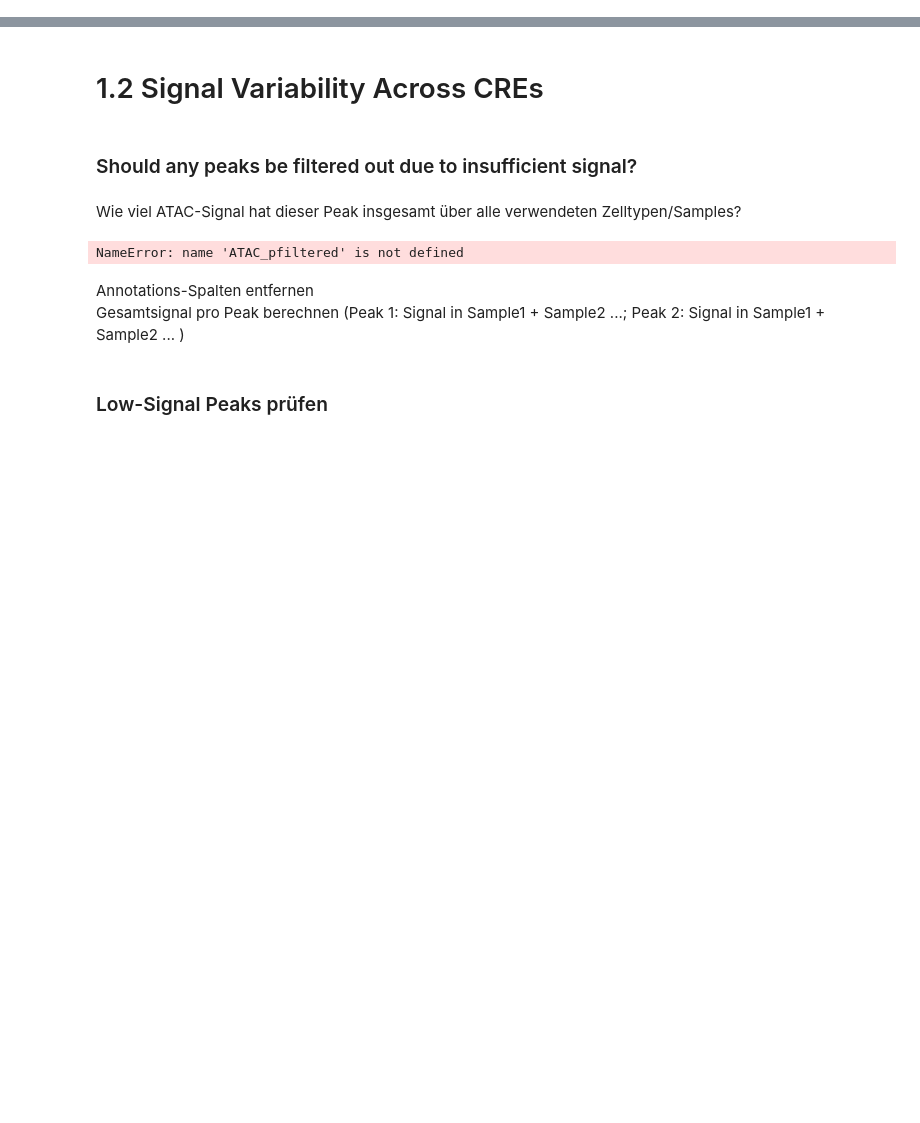
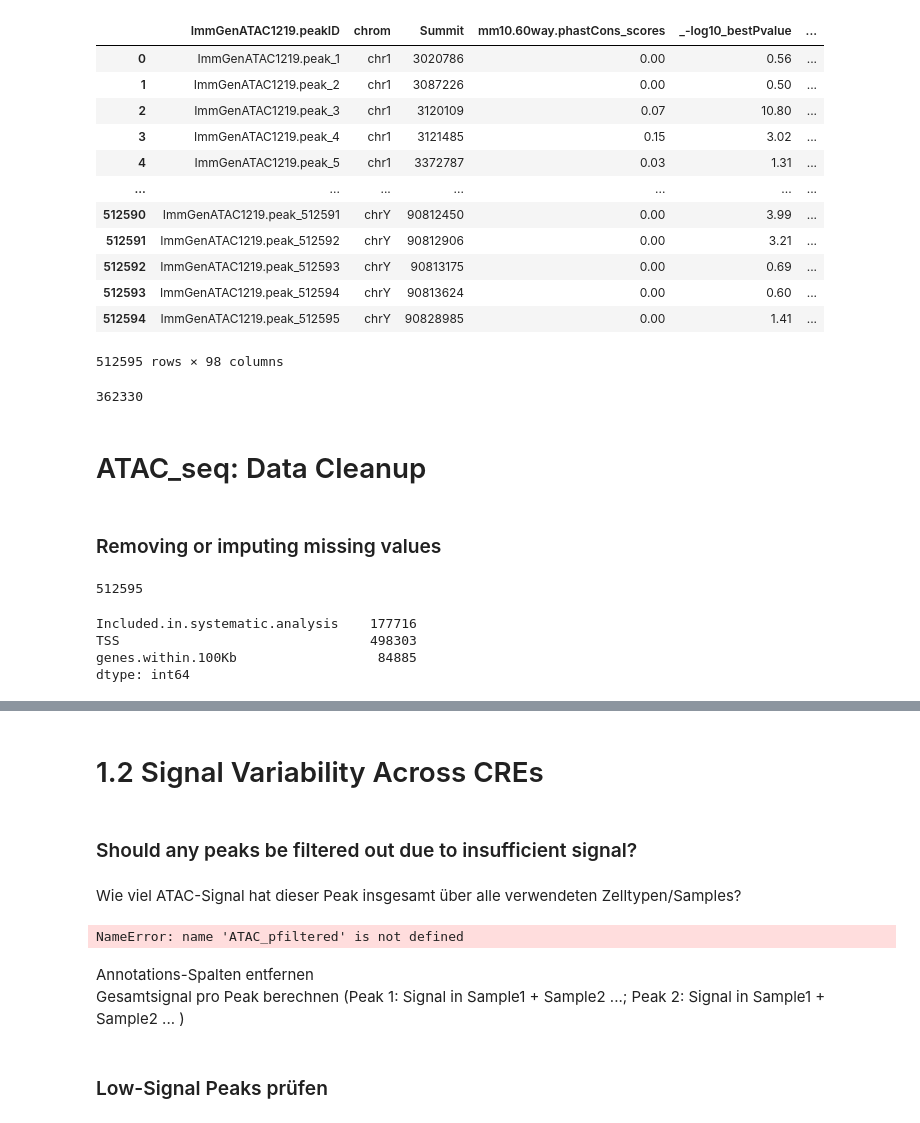
Before and after one commit to datascience-mobi-2026/topic04_team03, a Jupyter notebook: jupyter_rosa_3.ipynb, the cells around one changed output, grey strips where cells are left out. Cells and saved outputs as stored; diff of their text form; code cells hidden in the pictures; blank space fills up the shorter version.

```diff
--- a/jupyter_rosa_3.ipynb
+++ b/jupyter_rosa_3.ipynb
@@ -0,0 +1,49 @@
+# %%
+import pandas as pd
+import numpy as np
+import seaborn as sns
+import matplotlib.pyplot as plt
+
+from pathlib import Path
+ATAC_path = Path('data') / 'ImmGenATAC18_AllOCRsInfo.csv' #betriebsunabhängiger path erstellt, um auf data zuzugreifen
+ATAC_data = pd.read_csv(ATAC_path) #pd liest Datei ab
+ATAC_data #head: zeigt nur erste 5 Zeilen --> trotzdem alles geladen
+# %% [output]
+|  | ImmGenATAC1219.peakID | chrom | Summit | mm10.60way.phastCons_scores | _-log10_bestPvalue | ... |
+| 0 | ImmGenATAC1219.peak_1 | chr1 | 3020786 | 0.00 | 0.56 | ... |
+| 1 | ImmGenATAC1219.peak_2 | chr1 | 3087226 | 0.00 | 0.50 | ... |
+| 2 | ImmGenATAC1219.peak_3 | chr1 | 3120109 | 0.07 | 10.80 | ... |
+| 3 | ImmGenATAC1219.peak_4 | chr1 | 3121485 | 0.15 | 3.02 | ... |
+| 4 | ImmGenATAC1219.peak_5 | chr1 | 3372787 | 0.03 | 1.31 | ... |
+| ... | ... | ... | ... | ... | ... | ... |
+| 512590 | ImmGenATAC1219.peak_512591 | chrY | 90812450 | 0.00 | 3.99 | ... |
+| 512591 | ImmGenATAC1219.peak_512592 | chrY | 90812906 | 0.00 | 3.21 | ... |
+| 512592 | ImmGenATAC1219.peak_512593 | chrY | 90813175 | 0.00 | 0.69 | ... |
+| 512593 | ImmGenATAC1219.peak_512594 | chrY | 90813624 | 0.00 | 0.60 | ... |
+| 512594 | ImmGenATAC1219.peak_512595 | chrY | 90828985 | 0.00 | 1.41 | ... |
+512595 rows × 98 columns
+# %%
+threshold = -np.log10(0.05) #best p value ein th
+ATAC_pfiltered = ATAC_data[ATAC_data["_-log10_bestPvalue"] >= threshold].copy()
+ATAC_pfiltered.head()
+ATAC_pfiltered.__len__()
+# %% [output]
+362330
+# %% [markdown]
+## <h1>ATAC_seq: Data Cleanup
+# %% [markdown]
+<h3>Removing or imputing missing values</h3>
+# %%
+#number of rows
+ATAC_data.__len__()
+# %% [output]
+512595
+# %%
+#number of missing data points per column
+missing_values_count = ATAC_data.isnull().sum()
+missing_values_count[missing_values_count > 0] #just show columes where data is missing
+# %% [output]
+Included.in.systematic.analysis    177716
+TSS                                498303
+genes.within.100Kb                  84885
+dtype: int64
```
Also changed, not shown: parts of 24 cells of this notebook, 1 other file.
